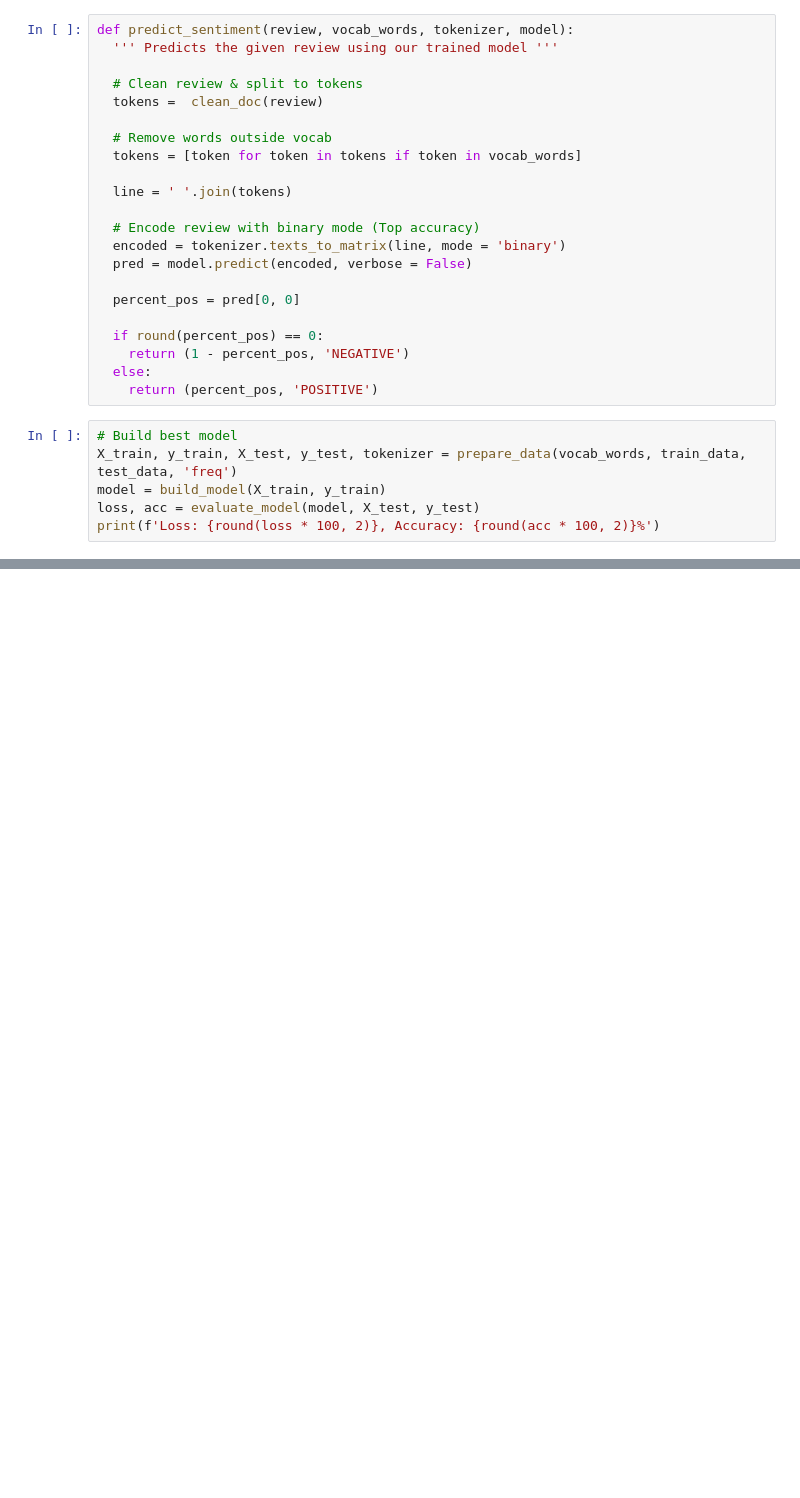
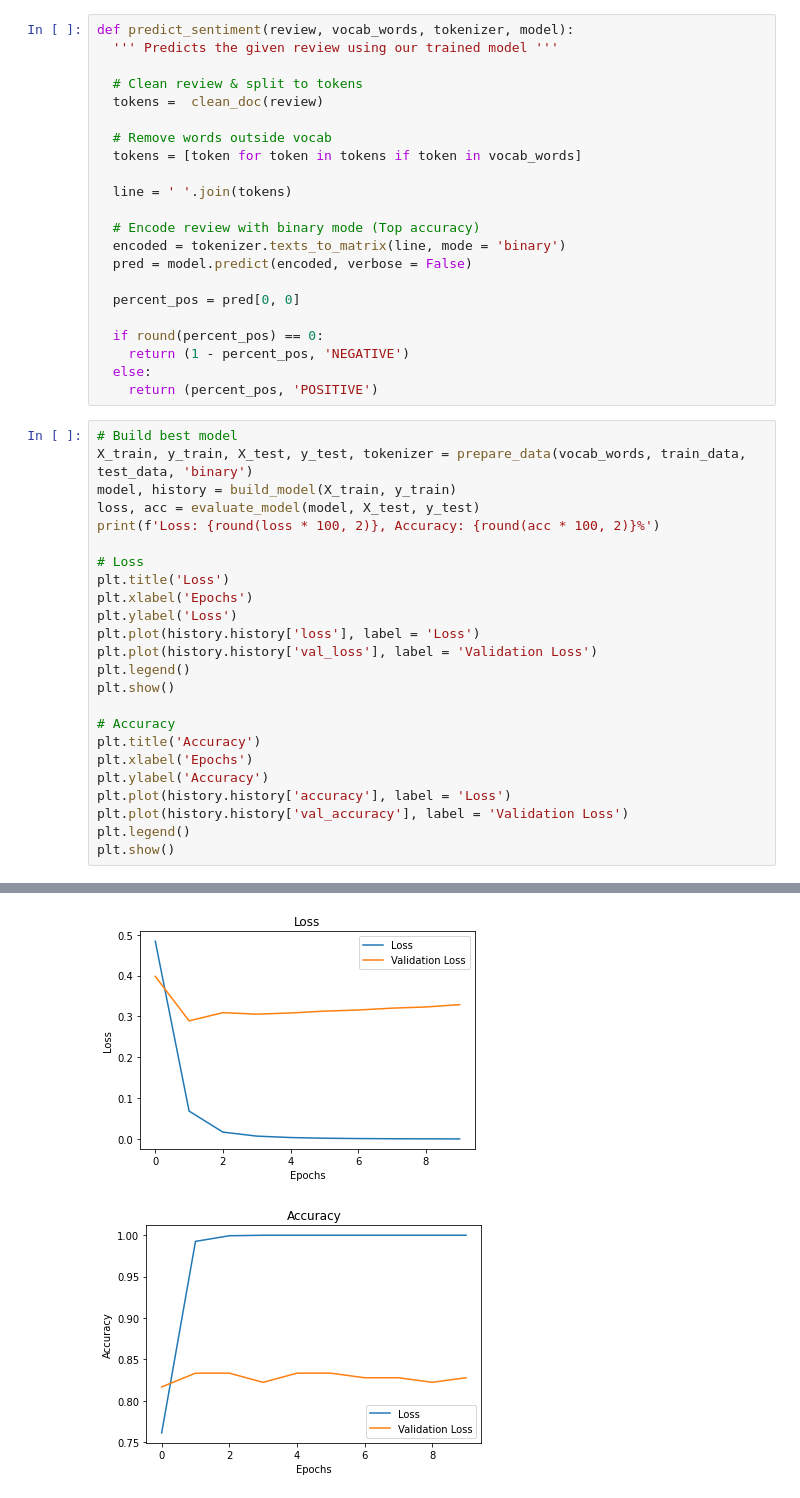
Before and after one commit to keivanipchihagh/NLP-In-Depth, a Jupyter notebook: Develop Deep Learning Models for Natural Language in Python/Project - Sentimental Analysis on IMDB Movie Reviews Dataset.ipynb, the cells around one changed output, grey strips where cells are left out. Saved outputs shown, nothing was run; the diff lists cells and outputs as text; blank space fills up the shorter version.

```diff
--- a/Develop Deep Learning Models for Natural Language in Python/Project - Sentimental Analysis on IMDB Movie Reviews Dataset.ipynb
+++ b/Develop Deep Learning Models for Natural Language in Python/Project - Sentimental Analysis on IMDB Movie Reviews Dataset.ipynb
@@ -283,8 +283,26 @@ def predict_sentiment(review, vocab_words, tokenizer, model):
     return (percent_pos, 'POSITIVE')
 # %%
 # Build best model
-X_train, y_train, X_test, y_test, tokenizer = prepare_data(vocab_words, train_data, test_data, 'freq')
-model = build_model(X_train, y_train)
+X_train, y_train, X_test, y_test, tokenizer = prepare_data(vocab_words, train_data, test_data, 'binary')
+model, history = build_model(X_train, y_train)
 loss, acc = evaluate_model(model, X_test, y_test)
 print(f'Loss: {round(loss * 100, 2)}, Accuracy: {round(acc * 100, 2)}%')
+
+# Loss
+plt.title('Loss')
+plt.xlabel('Epochs')
+plt.ylabel('Loss')
+plt.plot(history.history['loss'], label = 'Loss')
+plt.plot(history.history['val_loss'], label = 'Validation Loss')
+plt.legend()
+plt.show()
+
+# Accuracy
+plt.title('Accuracy')
+plt.xlabel('Epochs')
+plt.ylabel('Accuracy')
+plt.plot(history.history['accuracy'], label = 'Loss')
+plt.plot(history.history['val_accuracy'], label = 'Validation Loss')
+plt.legend()
+plt.show()
 # %% [output]
@@ -292,2 +310,4 @@ Loss: 49.67, Accuracy: 82.5%
+[figure, added]
+[figure, added]
 # %%
 # Make a predictions
```
Also changed, not shown: parts of 9 cells of this notebook, 2 other files.
